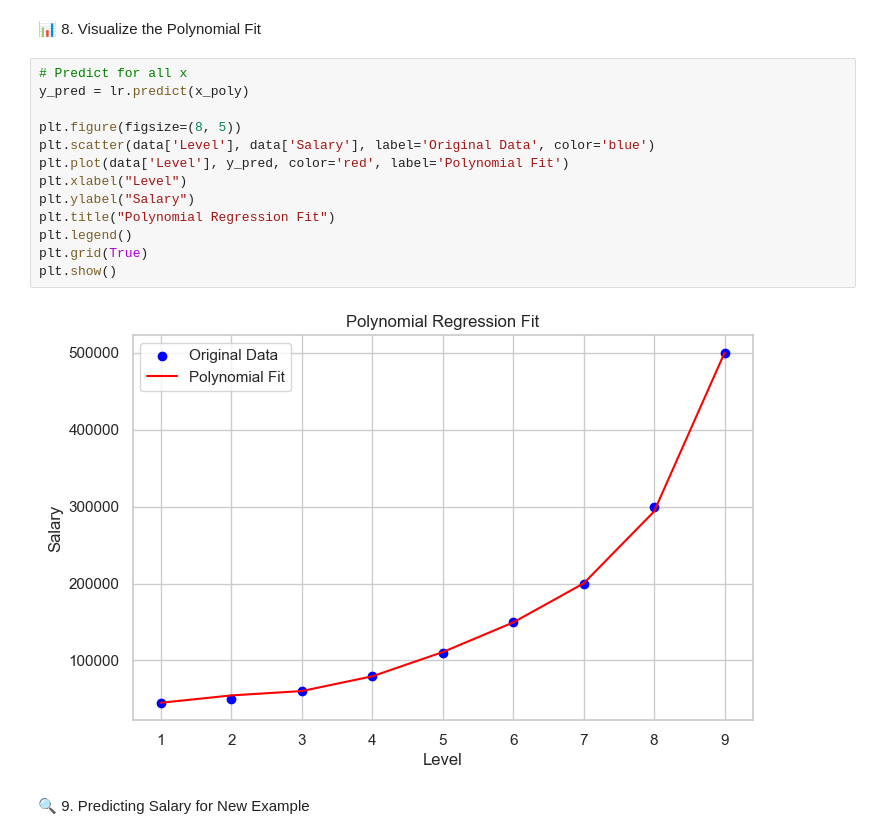
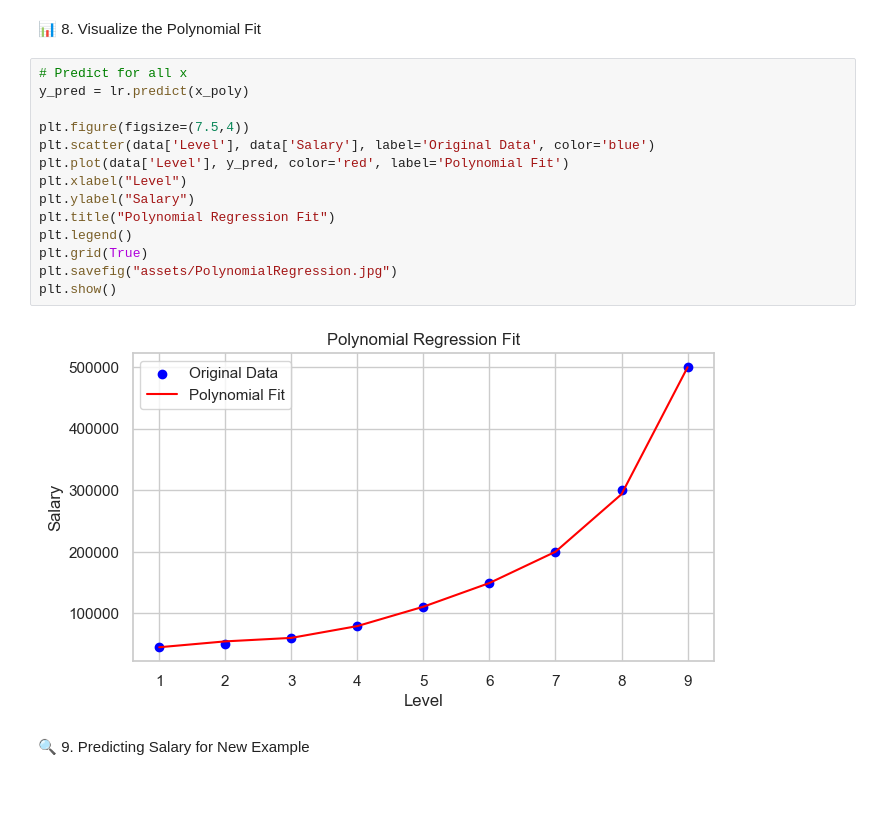
Before and after one commit to omgajipara7/Data-Science, a Jupyter notebook: Supervised Learning/Regression/PolynomialRegression/polynomialregression.ipynb, the cells around one changed output. Saved outputs shown, nothing was run; the diff lists cells and outputs as text; blank space fills up the shorter version.

```diff
--- a/Supervised Learning/Regression/PolynomialRegression/polynomialregression.ipynb
+++ b/Supervised Learning/Regression/PolynomialRegression/polynomialregression.ipynb
@@ -119,18 +119,19 @@ Model Accuracy: 99.81%
 # %%
 # Predict for all x
 y_pred = lr.predict(x_poly)
 
-plt.figure(figsize=(8, 5))
+plt.figure(figsize=(7.5,4))
 plt.scatter(data['Level'], data['Salary'], label='Original Data', color='blue')
 plt.plot(data['Level'], y_pred, color='red', label='Polynomial Fit')
 plt.xlabel("Level")
 plt.ylabel("Salary")
 plt.title("Polynomial Regression Fit")
 plt.legend()
 plt.grid(True)
+plt.savefig("assets/PolynomialRegression.jpg")
 plt.show()
 # %% [output]
-[figure, old version]
+[figure, new version]
 # %% [markdown]
 🔍 9. Predicting Salary for New Example
 # %%
```
Also changed, not shown: 16 other files.
